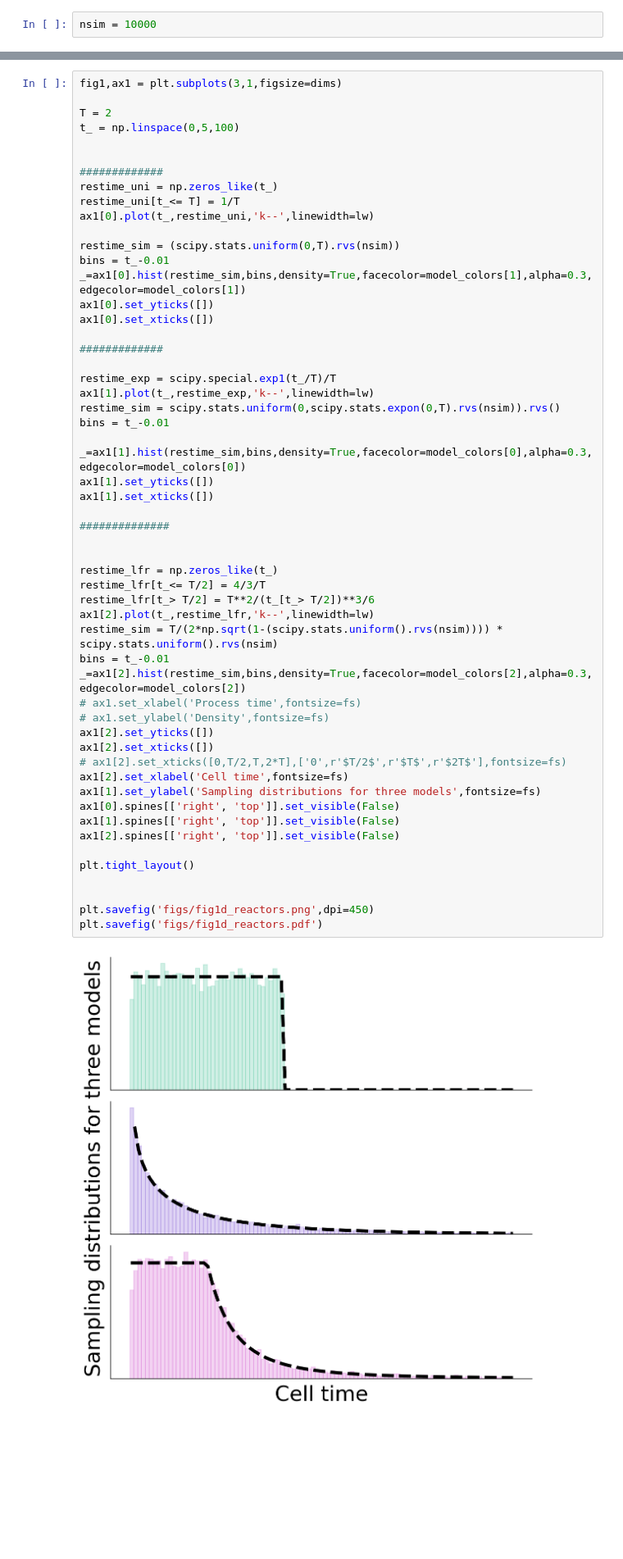
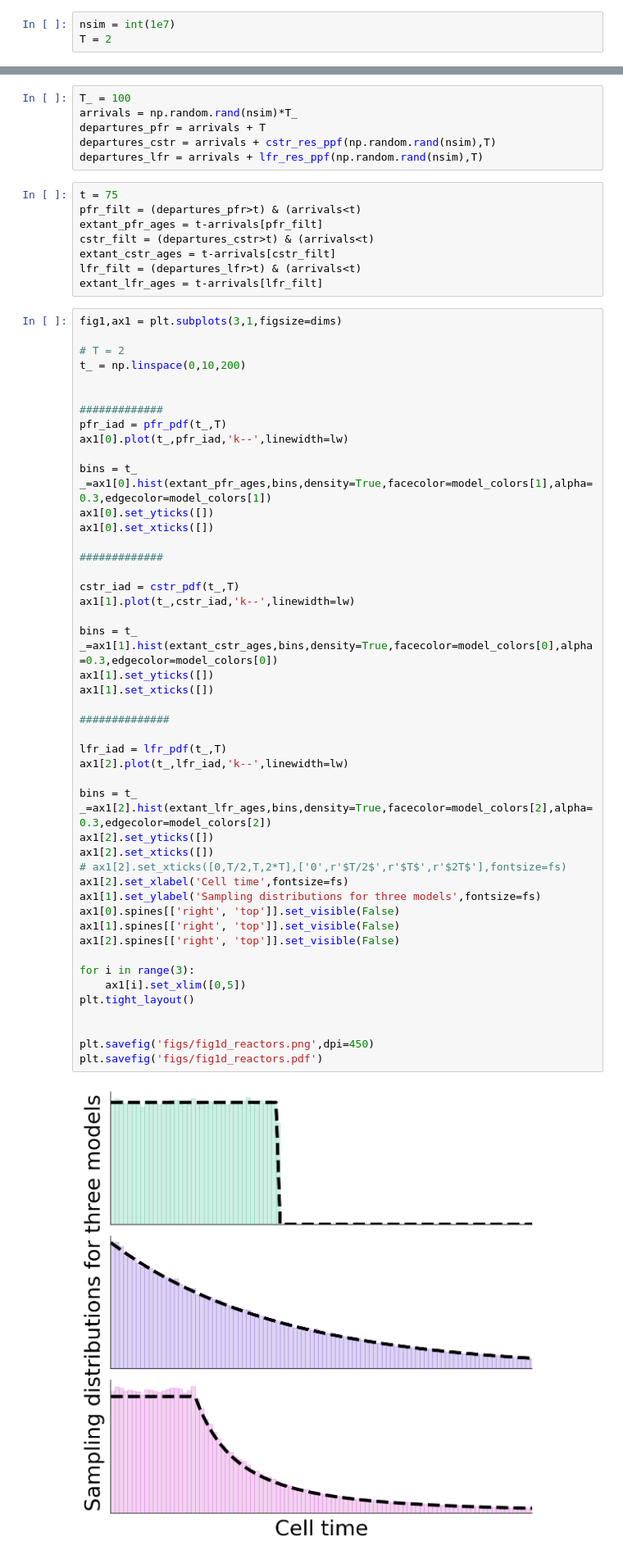
Before and after one commit to pachterlab/GVP_2023, a Jupyter notebook: gg230227_cartoons.ipynb, the cells around one changed output, grey strips where cells are left out. Shown at 82% size. Saved outputs shown, nothing was run; the diff lists cells and outputs as text; blank space fills up the shorter version.

```diff
--- a/gg230227_cartoons.ipynb
+++ b/gg230227_cartoons.ipynb
@@ -317,4 +340,5 @@ fs = 26
 lw=4
 dims = (8,8)
 # %%
-nsim = 10000
+nsim = int(1e7)
+T = 2
@@ -321,57 +370,65 @@ nsim = 10000
+# %%
+T_ = 100
+arrivals = np.random.rand(nsim)*T_
+departures_pfr = arrivals + T
+departures_cstr = arrivals + cstr_res_ppf(np.random.rand(nsim),T)
+departures_lfr = arrivals + lfr_res_ppf(np.random.rand(nsim),T)
+# %%
+t = 75
+pfr_filt = (departures_pfr>t) & (arrivals<t)
+extant_pfr_ages = t-arrivals[pfr_filt]
+cstr_filt = (departures_cstr>t) & (arrivals<t)
+extant_cstr_ages = t-arrivals[cstr_filt]
+lfr_filt = (departures_lfr>t) & (arrivals<t)
+extant_lfr_ages = t-arrivals[lfr_filt]
 # %%
 fig1,ax1 = plt.subplots(3,1,figsize=dims)
 
-T = 2
-t_ = np.linspace(0,5,100)
+# T = 2
+t_ = np.linspace(0,10,200)
 
 
 #############
-restime_uni = np.zeros_like(t_)
-restime_uni[t_<= T] = 1/T
-ax1[0].plot(t_,restime_uni,'k--',linewidth=lw)
+pfr_iad = pfr_pdf(t_,T)
+ax1[0].plot(t_,pfr_iad,'k--',linewidth=lw)
 
-restime_sim = (scipy.stats.uniform(0,T).rvs(nsim))
-bins = t_-0.01
-_=ax1[0].hist(restime_sim,bins,density=True,facecolor=model_colors[1],alpha=0.3,edgecolor=model_colors[1])
+bins = t_
+_=ax1[0].hist(extant_pfr_ages,bins,density=True,facecolor=model_colors[1],alpha=0.3,edgecolor=model_colors[1])
 ax1[0].set_yticks([])
 ax1[0].set_xticks([])
 
 #############
 
-restime_exp = scipy.special.exp1(t_/T)/T
-ax1[1].plot(t_,restime_exp,'k--',linewidth=lw)
-restime_sim = scipy.stats.uniform(0,scipy.stats.expon(0,T).rvs(nsim)).rvs()
-bins = t_-0.01
+cstr_iad = cstr_pdf(t_,T)
+ax1[1].plot(t_,cstr_iad,'k--',linewidth=lw)
 
-_=ax1[1].hist(restime_sim,bins,density=True,facecolor=model_colors[0],alpha=0.3,edgecolor=model_colors[0])
+bins = t_
+_=ax1[1].hist(extant_cstr_ages,bins,density=True,facecolor=model_colors[0],alpha=0.3,edgecolor=model_colors[0])
 ax1[1].set_yticks([])
 ax1[1].set_xticks([])
 
 ##############
 
+lfr_iad = lfr_pdf(t_,T)
+ax1[2].plot(t_,lfr_iad,'k--',linewidth=lw)
 
-restime_lfr = np.zeros_like(t_)
-restime_lfr[t_<= T/2] = 4/3/T
-restime_lfr[t_> T/2] = T**2/(t_[t_> T/2])**3/6
-ax1[2].plot(t_,restime_lfr,'k--',linewidth=lw)
-restime_sim = T/(2*np.sqrt(1-(scipy.stats.uniform().rvs(nsim)))) * scipy.stats.uniform().rvs(nsim)
-bins = t_-0.01
-_=ax1[2].hist(restime_sim,bins,density=True,facecolor=model_colors[2],alpha=0.3,edgecolor=model_colors[2])
-# ax1.set_xlabel('Process time',fontsize=fs)
-# ax1.set_ylabel('Density',fontsize=fs)
+bins = t_
+_=ax1[2].hist(extant_lfr_ages,bins,density=True,facecolor=model_colors[2],alpha=0.3,edgecolor=model_colors[2])
 ax1[2].set_yticks([])
 ax1[2].set_xticks([])
 # ax1[2].set_xticks([0,T/2,T,2*T],['0',r'$T/2$',r'$T$',r'$2T$'],fontsize=fs)
 ax1[2].set_xlabel('Cell time',fontsize=fs)
 ax1[1].set_ylabel('Sampling distributions for three models',fontsize=fs)
 ax1[0].spines[['right', 'top']].set_visible(False)
 ax1[1].spines[['right', 'top']].set_visible(False)
 ax1[2].spines[['right', 'top']].set_visible(False)
 
+for i in range(3):
+    ax1[i].set_xlim([0,5])
 plt.tight_layout()
 
 
 plt.savefig('figs/fig1d_reactors.png',dpi=450)
 plt.savefig('figs/fig1d_reactors.pdf')
 # %% [output]
-[figure, old version]
+[figure, new version]
```
Also changed, not shown: parts of 4 cells of this notebook, 3 other files.
